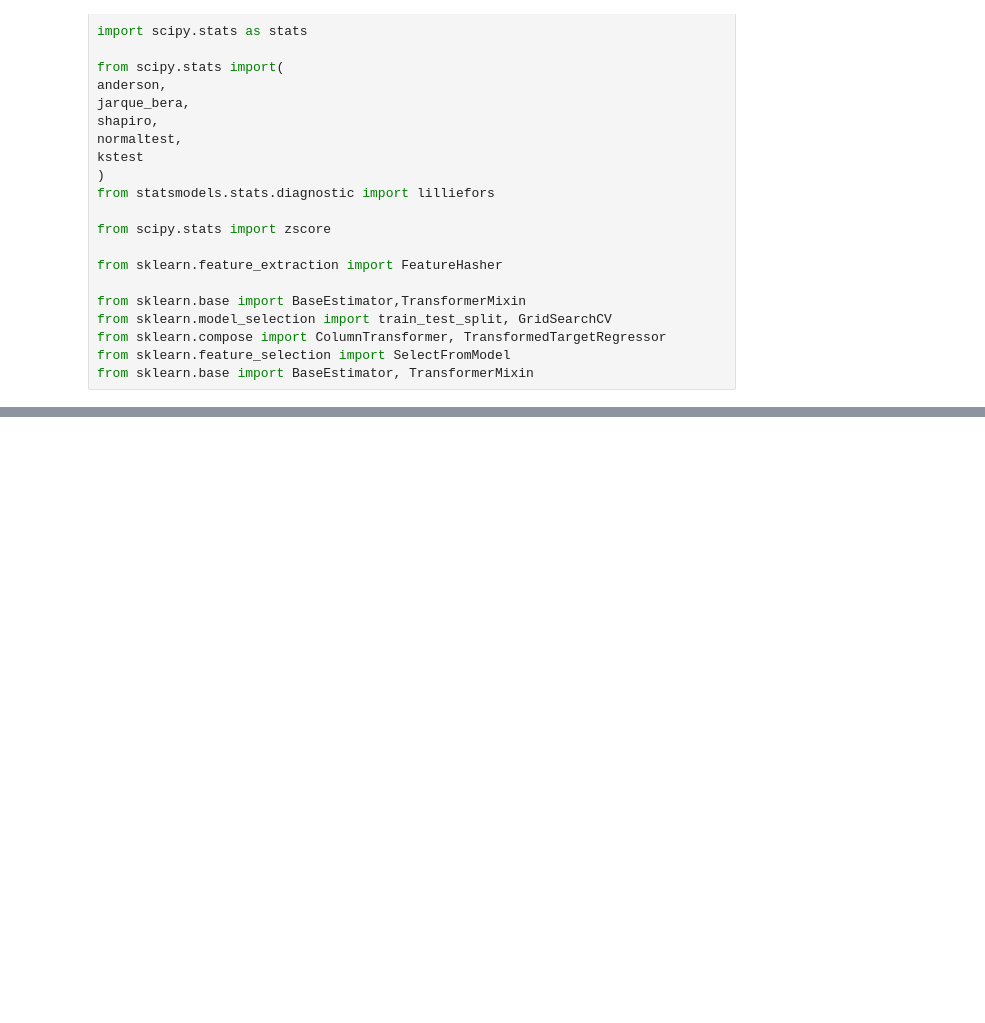
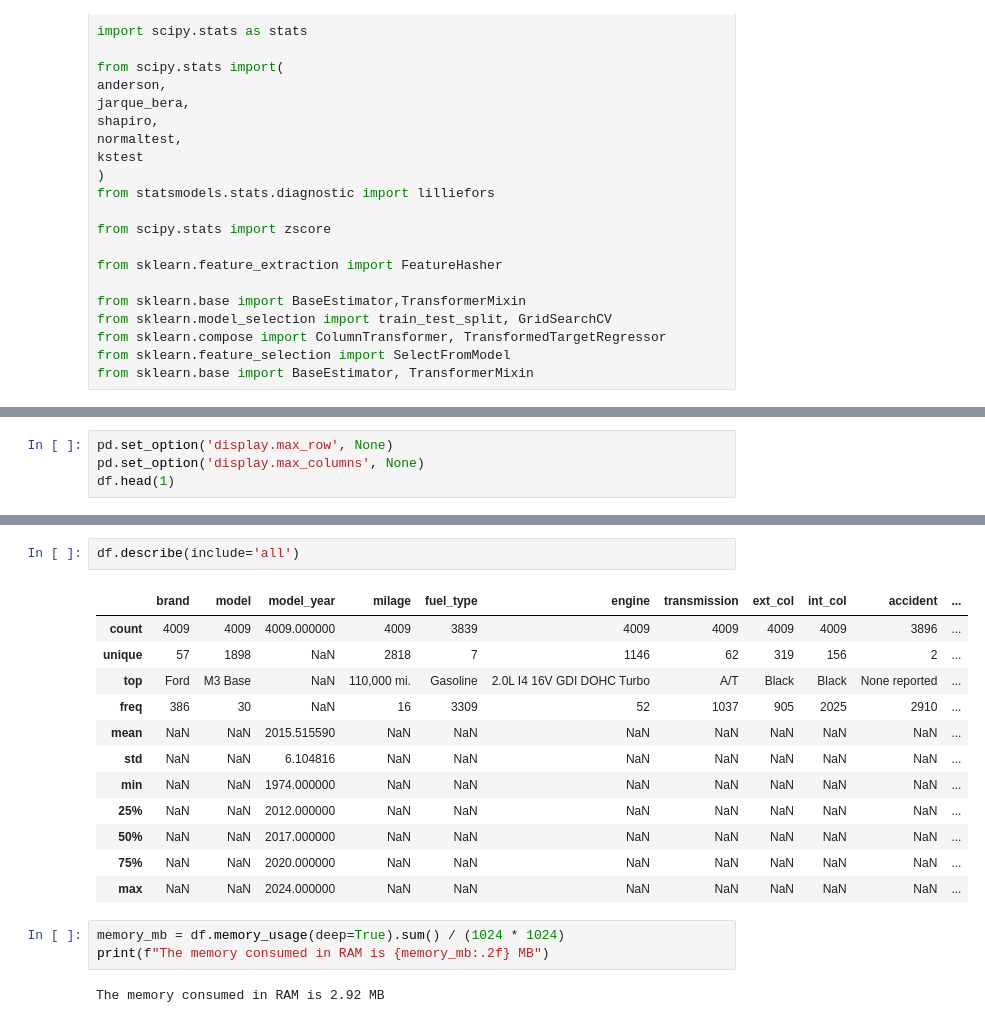
Before and after one commit to surajacharyaa10/AI-ML, a Jupyter notebook: Used_Cars_Price_Estimation/NoteBooks/Used_Cars_Analsyis.ipynb, the cells around one changed output, grey strips where cells are left out. Cells and saved outputs as stored; diff of their text form; blank space fills up the shorter version.

```diff
--- a/Used_Cars_Price_Estimation/NoteBooks/Used_Cars_Analsyis.ipynb
+++ b/Used_Cars_Price_Estimation/NoteBooks/Used_Cars_Analsyis.ipynb
@@ -172,0 +203,4 @@ df= pd.read_csv(path)
+# %%
+pd.set_option('display.max_row', None)
+pd.set_option('display.max_columns', None)
+df.head(1)
@@ -172,0 +232,20 @@ df= pd.read_csv(path)
+# %%
+df.describe(include='all')
+# %% [output]
+|  | brand | model | model_year | milage | fuel_type | engine | transmission | ext_col | int_col | accident | ... |
+| count | 4009 | 4009 | 4009.000000 | 4009 | 3839 | 4009 | 4009 | 4009 | 4009 | 3896 | ... |
+| unique | 57 | 1898 | NaN | 2818 | 7 | 1146 | 62 | 319 | 156 | 2 | ... |
+| top | Ford | M3 Base | NaN | 110,000 mi. | Gasoline | 2.0L I4 16V GDI DOHC Turbo | A/T | Black | Black | None reported | ... |
+| freq | 386 | 30 | NaN | 16 | 3309 | 52 | 1037 | 905 | 2025 | 2910 | ... |
+| mean | NaN | NaN | 2015.515590 | NaN | NaN | NaN | NaN | NaN | NaN | NaN | ... |
+| std | NaN | NaN | 6.104816 | NaN | NaN | NaN | NaN | NaN | NaN | NaN | ... |
+| min | NaN | NaN | 1974.000000 | NaN | NaN | NaN | NaN | NaN | NaN | NaN | ... |
+| 25% | NaN | NaN | 2012.000000 | NaN | NaN | NaN | NaN | NaN | NaN | NaN | ... |
+| 50% | NaN | NaN | 2017.000000 | NaN | NaN | NaN | NaN | NaN | NaN | NaN | ... |
+| 75% | NaN | NaN | 2020.000000 | NaN | NaN | NaN | NaN | NaN | NaN | NaN | ... |
+| max | NaN | NaN | 2024.000000 | NaN | NaN | NaN | NaN | NaN | NaN | NaN | ... |
+# %%
+memory_mb = df.memory_usage(deep=True).sum() / (1024 * 1024)
+print(f"The memory consumed in RAM is {memory_mb:.2f} MB")
+# %% [output]
+The memory consumed in RAM is 2.92 MB
```
Also changed, not shown: parts of 26 cells of this notebook, 2 other files.
